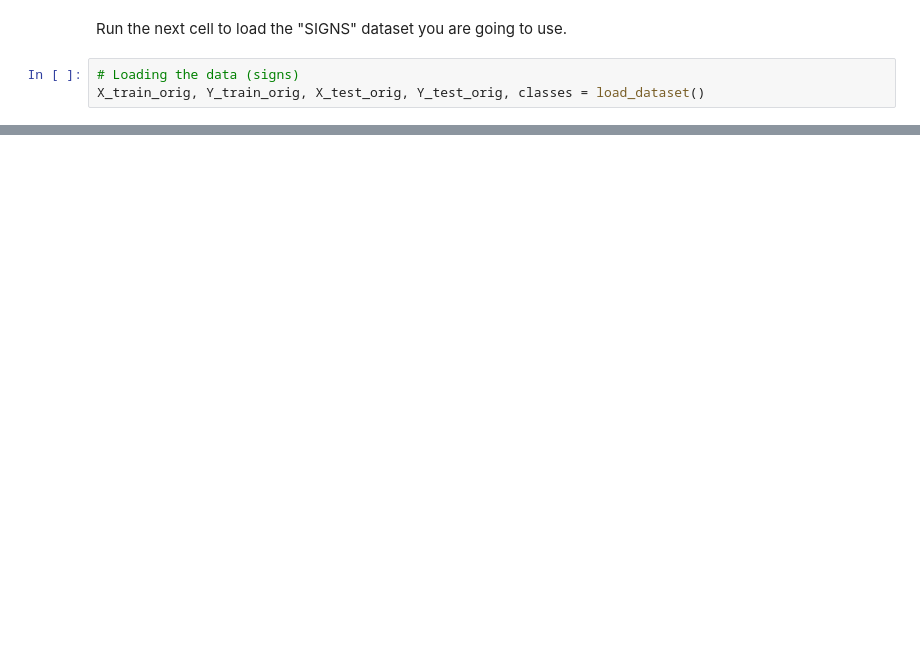
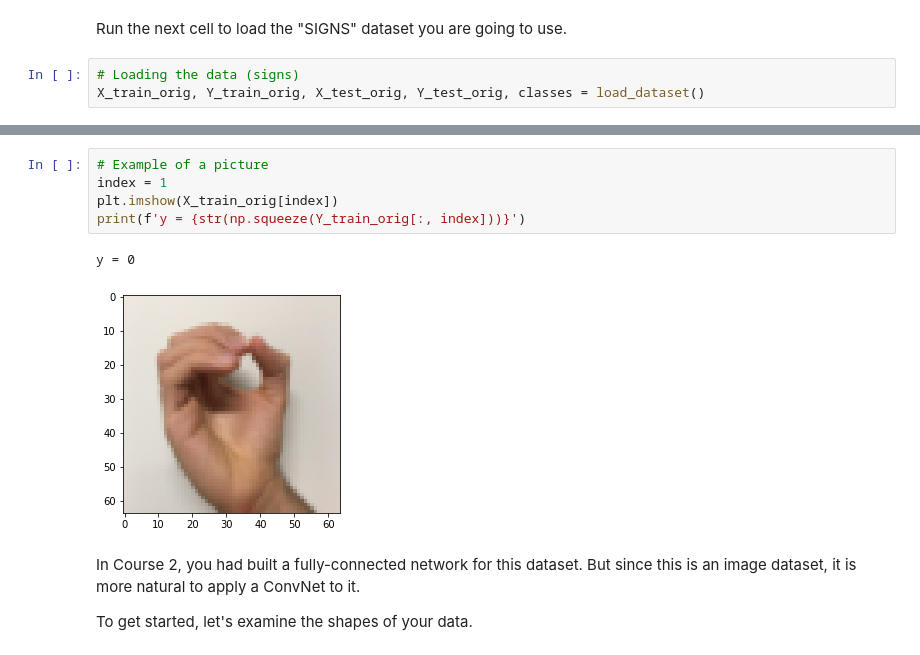
Before and after one commit to rahiakela/coursera-deep-learning-specialization, a Jupyter notebook: week_1_convolution_model_application_using_tensorflow.ipynb, the cells around one changed output, grey strips where cells are left out. Cells and saved outputs as stored; diff of their text form; blank space fills up the shorter version.

```diff
--- a/week_1_convolution_model_application_using_tensorflow.ipynb
+++ b/week_1_convolution_model_application_using_tensorflow.ipynb
@@ -40,0 +52,12 @@ X_train_orig, Y_train_orig, X_test_orig, Y_test_orig, classes = load_dataset()
+# %%
+# Example of a picture
+index = 1
+plt.imshow(X_train_orig[index])
+print(f'y = {str(np.squeeze(Y_train_orig[:, index]))}')
+# %% [output]
+y = 0
+[figure, added]
+# %% [markdown]
+In Course 2, you had built a fully-connected network for this dataset. But since this is an image dataset, it is more natural to apply a ConvNet to it.
+
+To get started, let's examine the shapes of your data.
```
Also changed, not shown: parts of 22 cells of this notebook.
